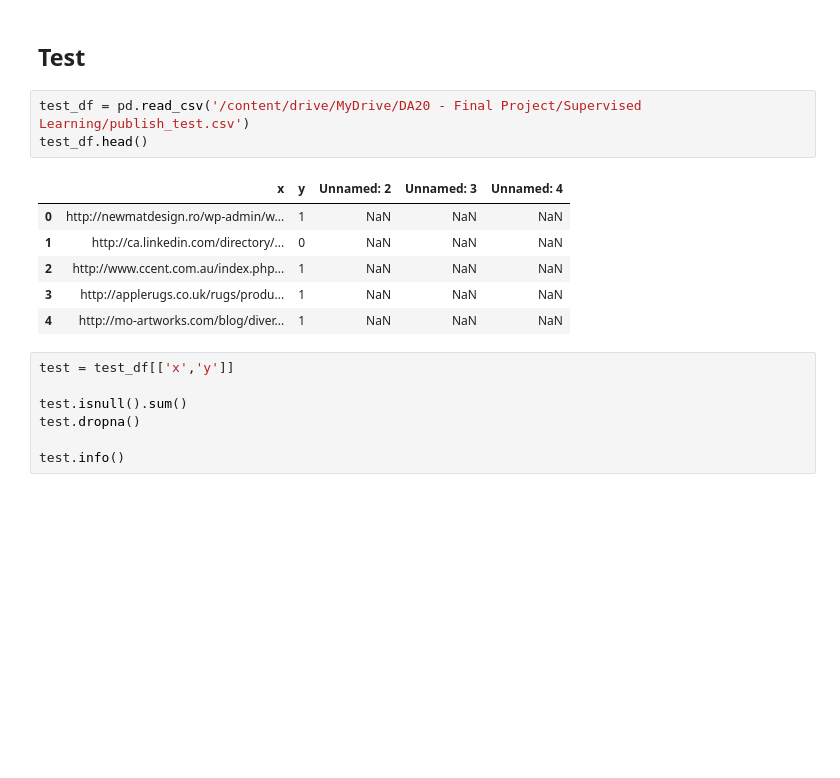
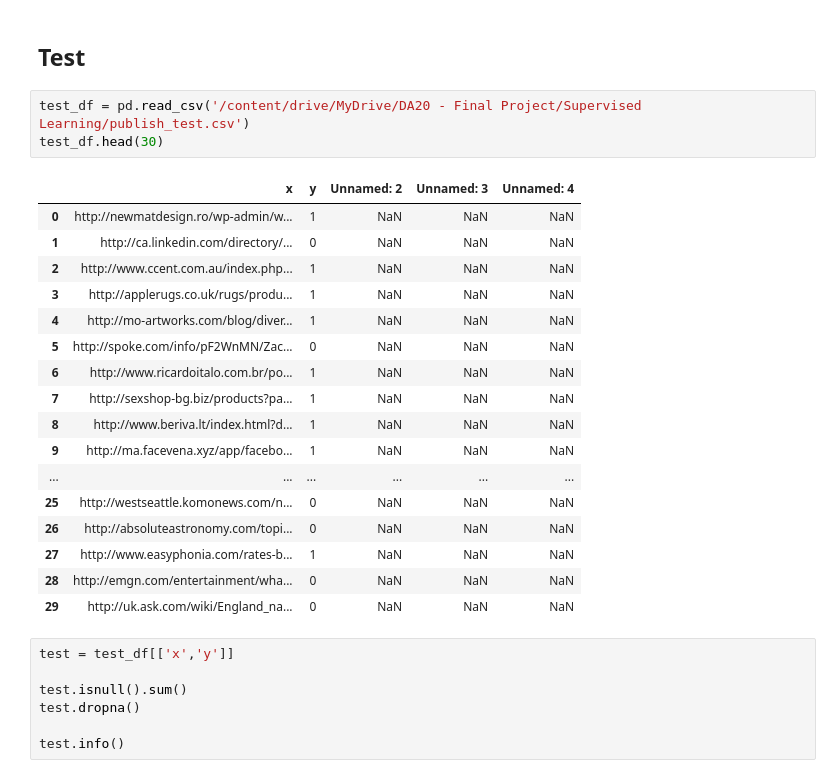
Before and after one commit to buisonanh/phishing-urls-detection, a Jupyter notebook: phishing_urls_detection.ipynb, the cells around one changed output. Cells and saved outputs as stored; diff of their text form; blank space fills up the shorter version.

```diff
--- a/phishing_urls_detection.ipynb
+++ b/phishing_urls_detection.ipynb
@@ -299,14 +318,25 @@ else:
 ## Test
 # %%
 test_df = pd.read_csv('/content/drive/MyDrive/DA20 - Final Project/Supervised Learning/publish_test.csv')
-test_df.head()
+test_df.head(30)
 # %% [output]
 |  | x | y | Unnamed: 2 | Unnamed: 3 | Unnamed: 4 |
 | 0 | http://newmatdesign.ro/wp-admin/w... | 1 | NaN | NaN | NaN |
 | 1 | http://ca.linkedin.com/directory/... | 0 | NaN | NaN | NaN |
 | 2 | http://www.ccent.com.au/index.php... | 1 | NaN | NaN | NaN |
 | 3 | http://applerugs.co.uk/rugs/produ... | 1 | NaN | NaN | NaN |
 | 4 | http://mo-artworks.com/blog/diver... | 1 | NaN | NaN | NaN |
+| 5 | http://spoke.com/info/pF2WnMN/Zac... | 0 | NaN | NaN | NaN |
+| 6 | http://www.ricardoitalo.com.br/po... | 1 | NaN | NaN | NaN |
+| 7 | http://sexshop-bg.biz/products?pa... | 1 | NaN | NaN | NaN |
+| 8 | http://www.beriva.lt/index.html?d... | 1 | NaN | NaN | NaN |
+| 9 | http://ma.facevena.xyz/app/facebo... | 1 | NaN | NaN | NaN |
+| ... | ... | ... | ... | ... | ... |
+| 25 | http://westseattle.komonews.com/n... | 0 | NaN | NaN | NaN |
+| 26 | http://absoluteastronomy.com/topi... | 0 | NaN | NaN | NaN |
+| 27 | http://www.easyphonia.com/rates-b... | 1 | NaN | NaN | NaN |
+| 28 | http://emgn.com/entertainment/wha... | 0 | NaN | NaN | NaN |
+| 29 | http://uk.ask.com/wiki/England_na... | 0 | NaN | NaN | NaN |
 # %%
 test = test_df[['x','y']]
 
```
Also changed, not shown: parts of 9 cells of this notebook.
